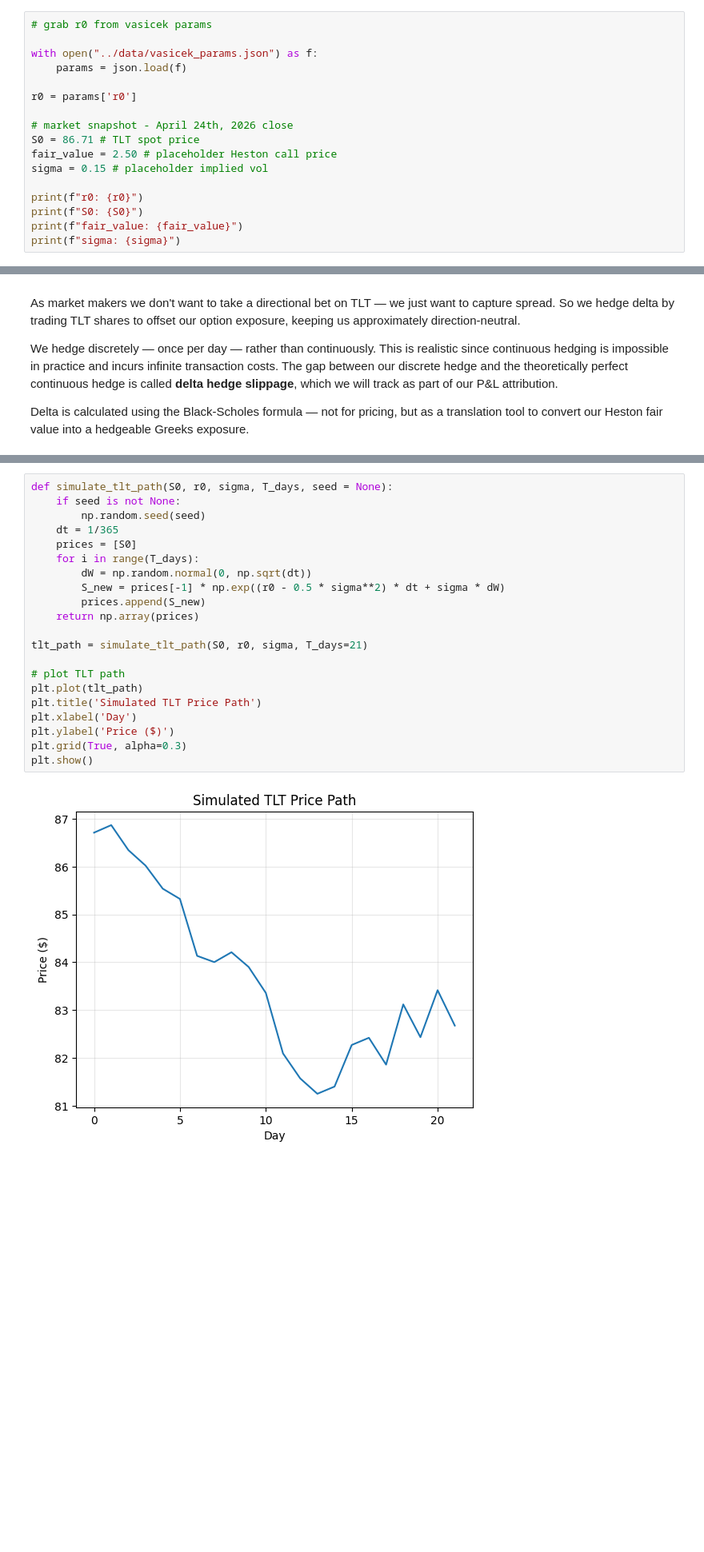
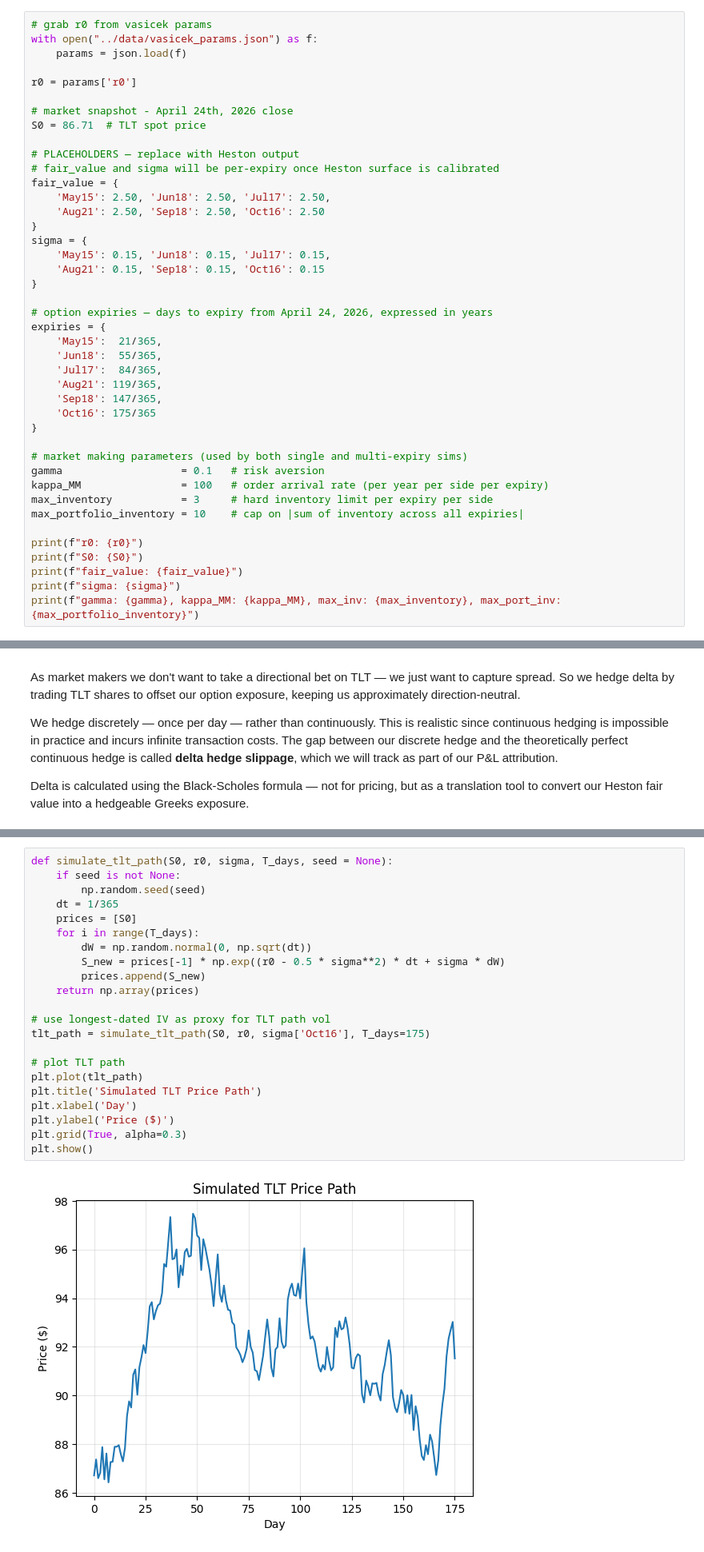
Before and after one commit to ethanasbell/market-making-simulator, a Jupyter notebook: scripts/quoting_engine.ipynb, the cells around one changed output, grey strips where cells are left out. Shown at 80% size. Cells and saved outputs as stored; diff of their text form; blank space fills up the shorter version.

Commit message:
added multi-expiry simulation with portfolio delta netting and risk limits

```diff
--- a/scripts/quoting_engine.ipynb
+++ b/scripts/quoting_engine.ipynb
@@ -17,21 +21,46 @@ import json
 from scipy.stats import norm
 # %%
 # grab r0 from vasicek params
-
 with open("../data/vasicek_params.json") as f:
     params = json.load(f)
 
 r0 = params['r0']
 
 # market snapshot - April 24th, 2026 close
-S0 = 86.71 # TLT spot price
-fair_value = 2.50 # placeholder Heston call price
-sigma = 0.15 # placeholder implied vol
+S0 = 86.71  # TLT spot price
+
+# PLACEHOLDERS — replace with Heston output
+# fair_value and sigma will be per-expiry once Heston surface is calibrated
+fair_value = {
+    'May15': 2.50, 'Jun18': 2.50, 'Jul17': 2.50,
+    'Aug21': 2.50, 'Sep18': 2.50, 'Oct16': 2.50
+}
+sigma = {
+    'May15': 0.15, 'Jun18': 0.15, 'Jul17': 0.15,
+    'Aug21': 0.15, 'Sep18': 0.15, 'Oct16': 0.15
+}
+
+# option expiries — days to expiry from April 24, 2026, expressed in years
+expiries = {
+    'May15':  21/365,
+    'Jun18':  55/365,
+    'Jul17':  84/365,
+    'Aug21': 119/365,
+    'Sep18': 147/365,
+    'Oct16': 175/365
+}
+
+# market making parameters (used by both single and multi-expiry sims)
+gamma                   = 0.1   # risk aversion
+kappa_MM                = 100   # order arrival rate (per year per side per expiry)
+max_inventory           = 3     # hard inventory limit per expiry per side
+max_portfolio_inventory = 10    # cap on |sum of inventory across all expiries|
 
 print(f"r0: {r0}")
 print(f"S0: {S0}")
 print(f"fair_value: {fair_value}")
 print(f"sigma: {sigma}")
+print(f"gamma: {gamma}, kappa_MM: {kappa_MM}, max_inv: {max_inventory}, max_port_inv: {max_portfolio_inventory}")
 # %% [output]
 r0: 0.0369
 S0: 86.71
@@ -107,25 +139,26 @@ to respond to actual price moves rather than a static spot price.
 # %%
 def simulate_tlt_path(S0, r0, sigma, T_days, seed = None):
     if seed is not None:
         np.random.seed(seed)
     dt = 1/365
     prices = [S0]
     for i in range(T_days):
         dW = np.random.normal(0, np.sqrt(dt))
         S_new = prices[-1] * np.exp((r0 - 0.5 * sigma**2) * dt + sigma * dW)
         prices.append(S_new)
     return np.array(prices)
 
-tlt_path = simulate_tlt_path(S0, r0, sigma, T_days=21)
+# use longest-dated IV as proxy for TLT path vol
+tlt_path = simulate_tlt_path(S0, r0, sigma['Oct16'], T_days=175)
 
 # plot TLT path
 plt.plot(tlt_path)
 plt.title('Simulated TLT Price Path')
 plt.xlabel('Day')
 plt.ylabel('Price ($)')
 plt.grid(True, alpha=0.3)
 plt.show()
 # %% [output]
-[figure, old version]
+[figure, new version]
 # %% [markdown]
 ### Poisson Order Arrival Simulation
```
Also changed, not shown: parts of 11 cells of this notebook.
